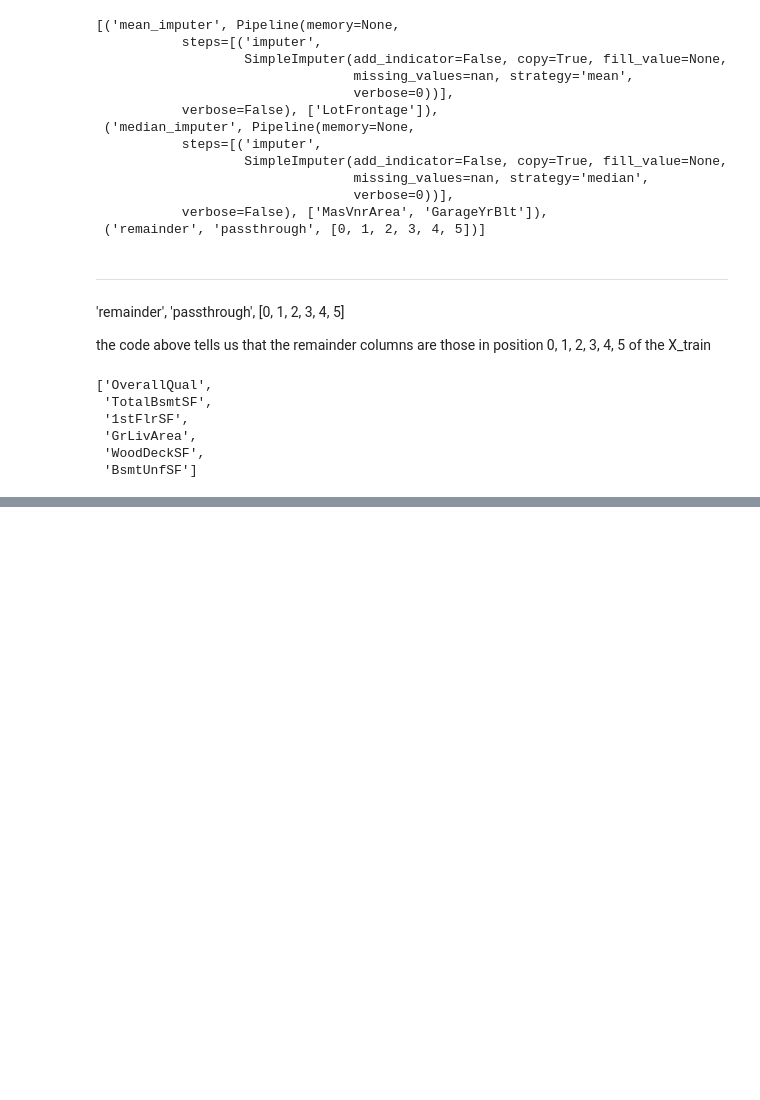
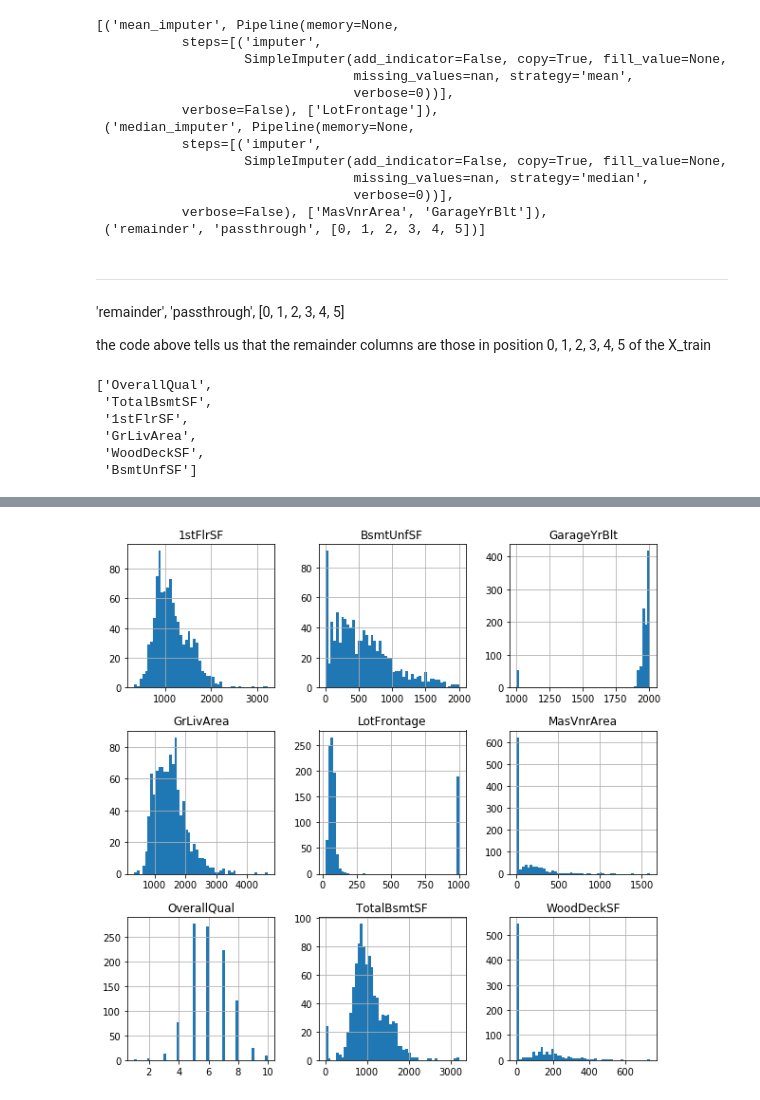
Before and after one commit to KarthikKothareddy/FeatureEngineering, a Jupyter notebook: Imputations_sklearn_1.ipynb, the cells around one changed output, grey strips where cells are left out. Drawn from its saved outputs; the diff is of its cells as text; code cells hidden in the pictures; blank space fills up the shorter version.

Commit message:
individual transformers

```diff
--- a/Imputations_sklearn_1.ipynb
+++ b/Imputations_sklearn_1.ipynb
@@ -333,0 +336,20 @@ pd.DataFrame(x_train, columns=numeric_features_mean+numeric_features_median+rema
+# %%
+cols_to_use = [
+    'OverallQual', 'TotalBsmtSF', '1stFlrSF', 'GrLivArea', 'WoodDeckSF',
+    'BsmtUnfSF', 'LotFrontage', 'MasVnrArea', 'GarageYrBlt', 'SalePrice'
+]
+
+data = pd.read_csv('data/housing.csv', usecols=cols_to_use)
+print(data.shape)
+print(data.isnull().mean())
+
+# first let's remove the target from the features
+cols_to_use.remove('SalePrice')
+
+x_train, x_test, y_train, y_test = train_test_split(
+    data[cols_to_use], # just the features
+    data['SalePrice'], # the target
+    test_size=0.3, # the percentage of obs in the test set
+    random_state=0 # for reproducibility
+)
+print(x_train.shape, x_test.shape)
@@ -333,0 +370,6 @@ pd.DataFrame(x_train, columns=numeric_features_mean+numeric_features_median+rema
+# %%
+# simple imputer with arbitary value
+
+imputer = SimpleImputer(strategy="constant", fill_value=999)
+
+imputer.fit(x_train)
@@ -333,0 +383,6 @@ pd.DataFrame(x_train, columns=numeric_features_mean+numeric_features_median+rema
+# %%
+# impute train and test sets
+# this returns a numpy array NOT DATAFRAME
+x_train = imputer.transform(x_train)
+x_test = imputer.transform(x_test)
+x_train
@@ -333,0 +397,4 @@ pd.DataFrame(x_train, columns=numeric_features_mean+numeric_features_median+rema
+# %%
+# convert back to dataframe
+x_train = pd.DataFrame(x_train, columns=cols_to_use)
+x_train.head()
@@ -333,0 +408,5 @@ pd.DataFrame(x_train, columns=numeric_features_mean+numeric_features_median+rema
+# %%
+x_train.hist(bins=50, figsize=(10, 10))
+plt.show();
+# %% [output]
+[figure, added]
```
Also changed, not shown: parts of 12 cells of this notebook.
